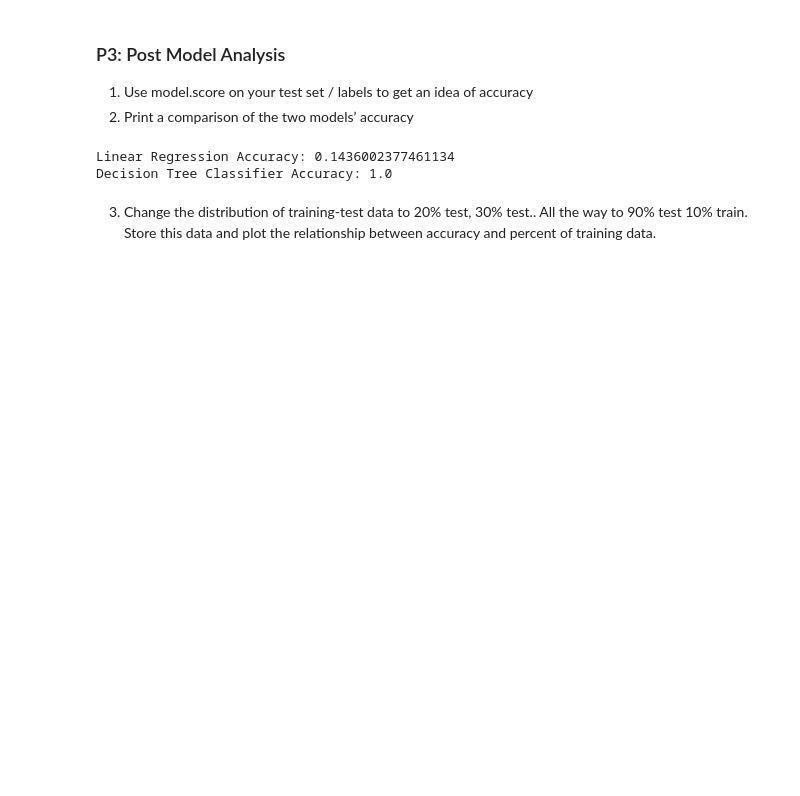
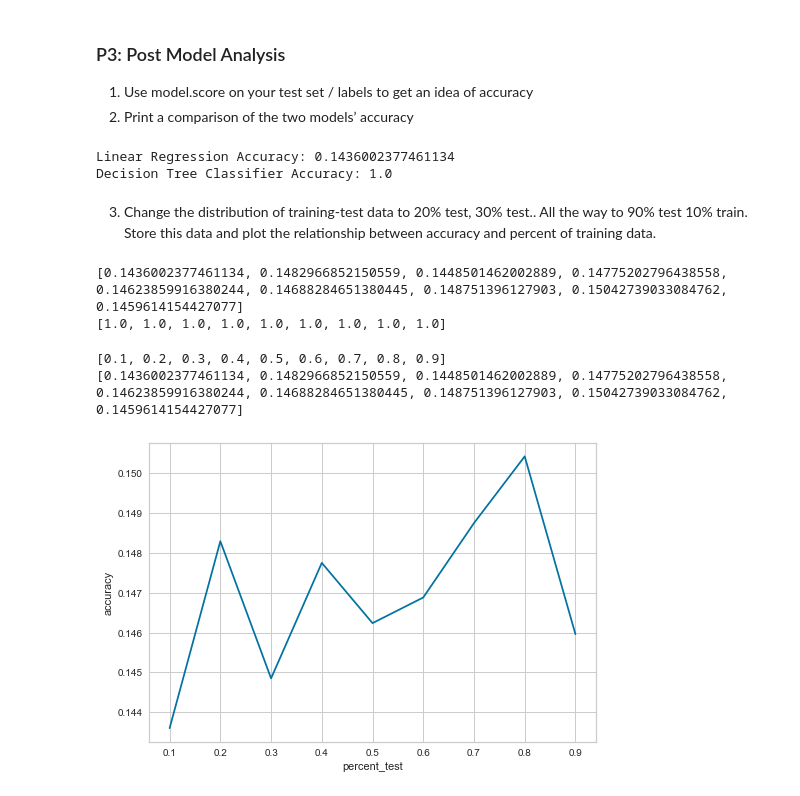
Before and after one commit to br36b/Machine-Learning-Final-Project--Rojas-Bryan, a Jupyter notebook: src/2-part.ipynb, the cells around one changed output. Drawn from its saved outputs; the diff is of its cells as text; code cells hidden in the pictures; blank space fills up the shorter version.

```diff
--- a/src/2-part.ipynb
+++ b/src/2-part.ipynb
@@ -298,0 +307,51 @@ data_percentage = [0.10, 0.50, 0.90]
+# %%
+lin_reg_accuracy = []
+decision_tree_accuracy = []
+
+def calculate_and_store_accuracy(percent, feature, label):
+    # Recalculate data splits
+    # train_size + test_size will scale, sums to 1 when left as None
+    x_train, x_test, y_train, y_test = model_selection.train_test_split(
+        feature,
+        label,
+        test_size=percent, # Proportion of dataset in float 0-1
+        random_state=5  # Seed to randomize shuffle
+    )
+
+    # Generate linear regression model
+    lin_reg_model = linear_model.LinearRegression()
+    lin_reg_model = lin_reg_model.fit(x_train, y_train)
+
+    # Generate decision tree classifier
+    decision_tree_clf = tree.DecisionTreeClassifier()
+    decision_tree_clf = decision_tree_clf.fit(x_train, y_train)
+
+    # Collect and store accuracy history
+    lin_reg_accuracy.append(lin_reg_model.score(x_test, y_test))
+    decision_tree_accuracy.append(decision_tree_clf.score(x_test, y_test))
+
+# Change training data ratio from 10% to 90%
+for num in range(1, 10):
+    calculate_and_store_accuracy(num / 10, feature_data, label_data)
+
+print(lin_reg_accuracy)
+print(decision_tree_accuracy)
+# %% [output]
+[0.1436002377461134, 0.1482966852150559, 0.1448501462002889, 0.14775202796438558, 0.14623859916380244, 0.14688284651380445, 0.148751396127903, 0.15042739033084762, 0.1459614154427077]
+[1.0, 1.0, 1.0, 1.0, 1.0, 1.0, 1.0, 1.0, 1.0]
+# %%
+percents = [num / 10 for num in range (1, 10)]
+
+print(percents)
+print(lin_reg_accuracy)
+
+relate_df = pd.DataFrame(
+    {"percent_test": percents,
+    "accuracy": lin_reg_accuracy}
+)
+
+sns.lineplot(data=relate_df, x="percent_test", y="accuracy").figure.savefig("lin_reg.png")
+# %% [output]
+[0.1, 0.2, 0.3, 0.4, 0.5, 0.6, 0.7, 0.8, 0.9]
+[0.1436002377461134, 0.1482966852150559, 0.1448501462002889, 0.14775202796438558, 0.14623859916380244, 0.14688284651380445, 0.148751396127903, 0.15042739033084762, 0.1459614154427077]
+[figure, added]
```
Also changed, not shown: parts of 11 cells of this notebook, 1 other file.
